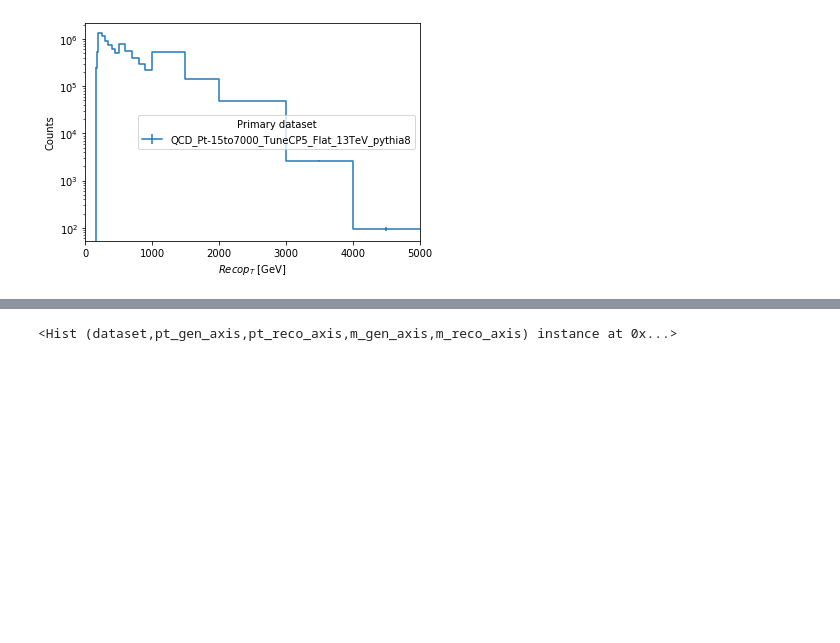
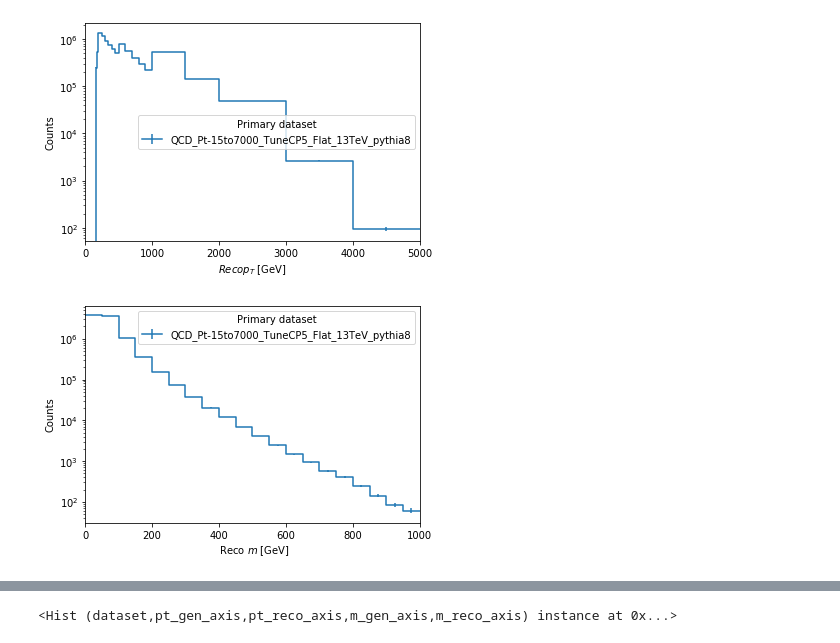
Before and after one commit to nsmith-/CoffeaJERC, a Jupyter notebook: test.ipynb, the cells around one changed output, grey strips where cells are left out. Cells and saved outputs as stored; diff of their text form; code cells hidden in the pictures; blank space fills up the shorter version.

```diff
--- a/test.ipynb
+++ b/test.ipynb
@@ -29,12 +29,17 @@ class FancyJECL2L3Processor(processor.ProcessorABC):
                                      1500,2000,3000,4000,5000]))
         m_reco_axis = hist.Bin("m_reco_axis", r" Reco $m$ [GeV]", 20, 0, 1000)
         m_gen_axis = hist.Bin("m_gen_axis", r"Gen $m$ [GeV]", 20, 0, 1000)
+        #gen_axis = hist.Bin("gen_axis", r"Gen?", 0,100, 20)
+        #reco_axis = hist.Bin("reco_axis", r"Reco?", 0,100, 20)
+
 
         self._accumulator = processor.dict_accumulator({
             'pt':hist.Hist("Counts", dataset_axis, pt_reco_axis),
+            'm':hist.Hist("Counts", dataset_axis, m_reco_axis),
             'h_reco_pt_m':hist.Hist("Counts", dataset_axis, pt_reco_axis, m_reco_axis),
             'h_gen_pt_m':hist.Hist("Counts", dataset_axis, pt_gen_axis, m_gen_axis),
             'h_response':hist.Hist("Counts", dataset_axis, pt_gen_axis, pt_reco_axis, m_gen_axis, m_reco_axis),
+            #'h_2dresponse':hist.Hist("Counts", dataset_axis, gen_axis, reco_axis),
             'cutflow': processor.defaultdict_accumulator(int),
         })
 
@@ -45,7 +50,7 @@ class FancyJECL2L3Processor(processor.ProcessorABC):
     def process(self, df):
         output = self.accumulator.identity()
 
-        #print("1")
+#         print("1")
         dataset = df['dataset']
         Jets = JaggedCandidateArray.candidatesfromcounts(
             df['nFatJet'],
@@ -99,10 +104,11 @@ class FancyJECL2L3Processor(processor.ProcessorABC):
         twoJets = twoJets[pt_asymm_index_reco & dphi_index_reco]
         twoGenJets = twoGenJets[pt_asymm_index_gen & dphi_index_gen]
 
-        #         print("Jets shape ", Jets.shape)
+#         print("Jets shape ", Jets.shape)
 #         print("GenJets shape ", GenJets.shape)
 
         output['pt'].fill(dataset = dataset, pt_reco_axis = twoJets.pt.flatten())
+        output['m'].fill(dataset = dataset, m_reco_axis = twoJets.mass.flatten())
         output['h_reco_pt_m'].fill(dataset = dataset, pt_reco_axis = twoJets.pt.flatten(),
                                    m_reco_axis = twoJets.mass.flatten().flatten())
         output['h_gen_pt_m'].fill(dataset = dataset, pt_gen_axis = twoGenJets.pt.flatten(),
@@ -138,7 +144,7 @@ class FancyJECL2L3Processor(processor.ProcessorABC):
         #print("genrecos shape:", genrecos.shape)
         #ptresponse = genrecos.i0.pt / genrecos.i1.pt
 
-#         print(genrecos.i1.mass)
+        #print(genrecos.i1.mass)
 
         output['h_response'].fill(dataset = dataset, pt_gen_axis = genrecos.i1.pt.flatten(),
                                   pt_reco_axis = genrecos.i0.pt.flatten(),
@@ -188,6 +210,15 @@ for iax in ax.flatten():
 fig.show()
 # %% [output]
 [figure]
+# %%
+fig, ax = hist.plotgrid(output['m'], overlay="dataset", stack=False
+                    )
+plt.yscale("log")
+for iax in ax.flatten():
+    iax.autoscale(axis='y')
+fig.show()
+# %% [output]
+[figure, added]
 # %%
 print(output['h_reco_pt_m'].sum('pt_reco_axis', 'dataset'))
 hist.plot2d(output['h_reco_pt_m'].sum('dataset'), xaxis='m_reco_axis');
```
Also changed, not shown: parts of 7 cells of this notebook.
